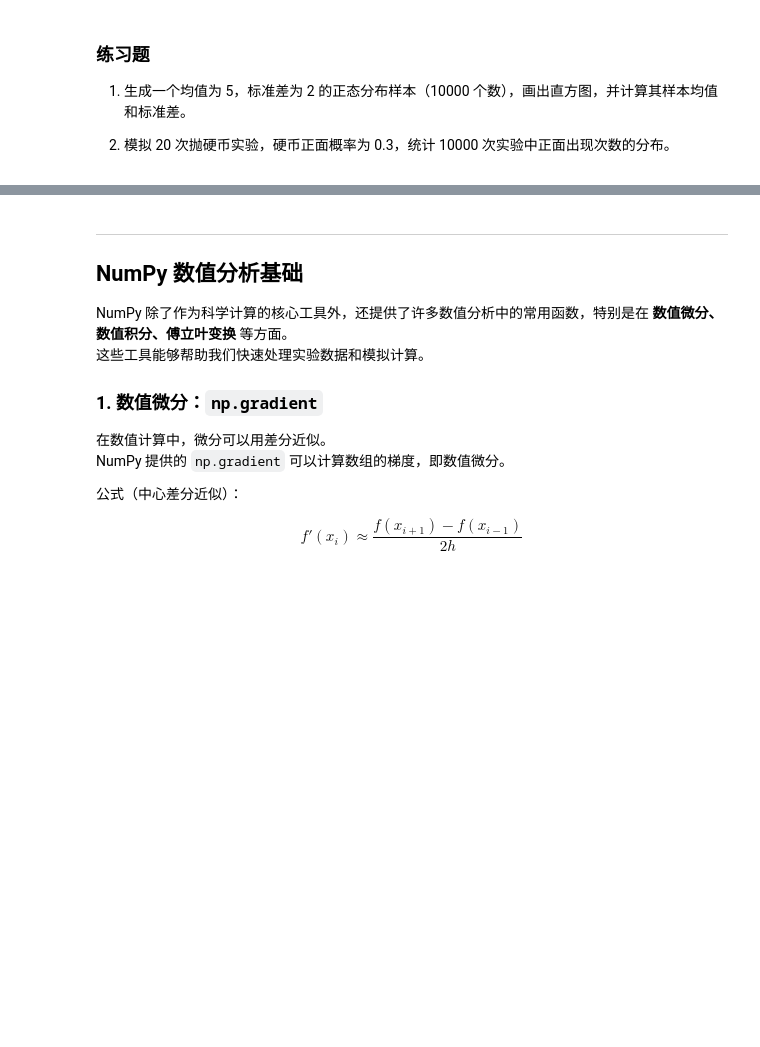
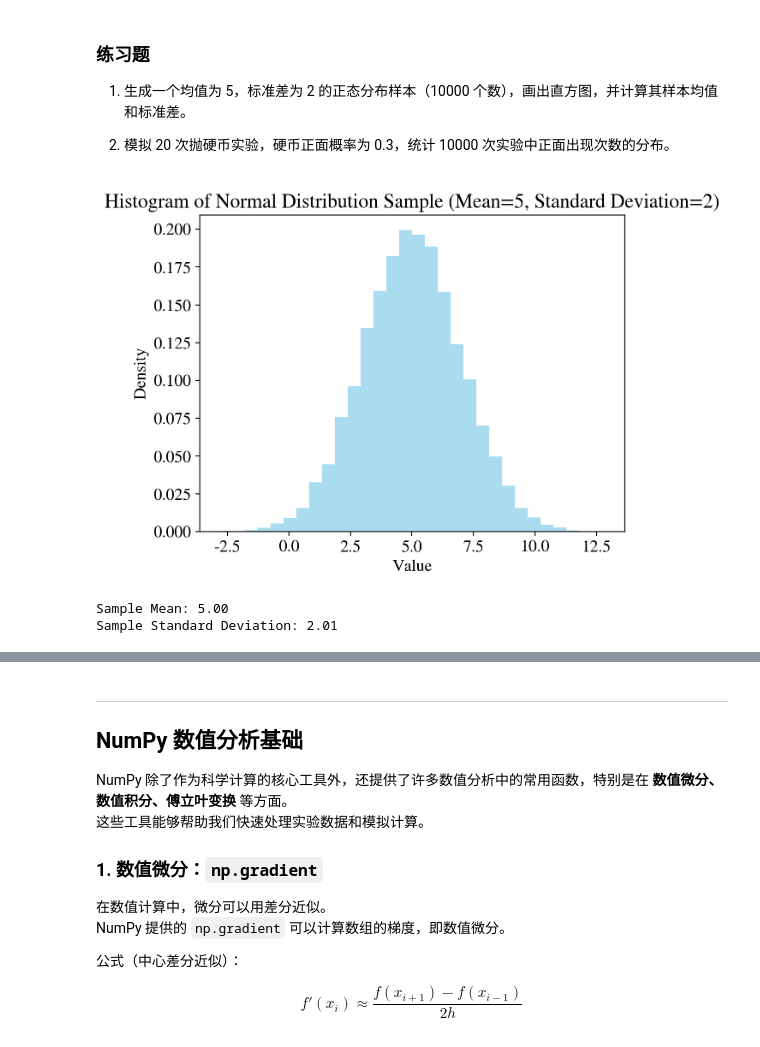
Before and after one commit to Bonnierubi/CP_Assign_236000252, a Jupyter notebook: Python_2b_numpy.ipynb, the cells around one changed output, grey strips where cells are left out. Drawn from its saved outputs; the diff is of its cells as text; code cells hidden in the pictures; blank space fills up the shorter version.

```diff
--- a/Python_2b_numpy.ipynb
+++ b/Python_2b_numpy.ipynb
@@ -256,4 +256,24 @@ print("估算的 π ≈", pi_est)
 
 2. 模拟 20 次抛硬币实验，硬币正面概率为 0.3，统计 10000 次实验中正面出现次数的分布。
 # %%
-## 你的代码
+import numpy as np
+import matplotlib.pyplot as plt
+
+np.random.seed(42)
+normal_sample = np.random.normal(loc=5, scale=2, size=10000)
+
+sample_mean = normal_sample.mean()
+sample_std = normal_sample.std()
+
+plt.hist(normal_sample, bins=30, density=True, alpha=0.7, color='skyblue')
+plt.title('Histogram of Normal Distribution Sample (Mean=5, Standard Deviation=2)')
+plt.xlabel('Value')
+plt.ylabel('Density')
+plt.show()
+
+print(f"Sample Mean: {sample_mean:.2f}")
+print(f"Sample Standard Deviation: {sample_std:.2f}")
+# %% [output]
+[figure, added]
+Sample Mean: 5.00
+Sample Standard Deviation: 2.01
```
Also changed, not shown: parts of 10 cells of this notebook, 4 other files.
